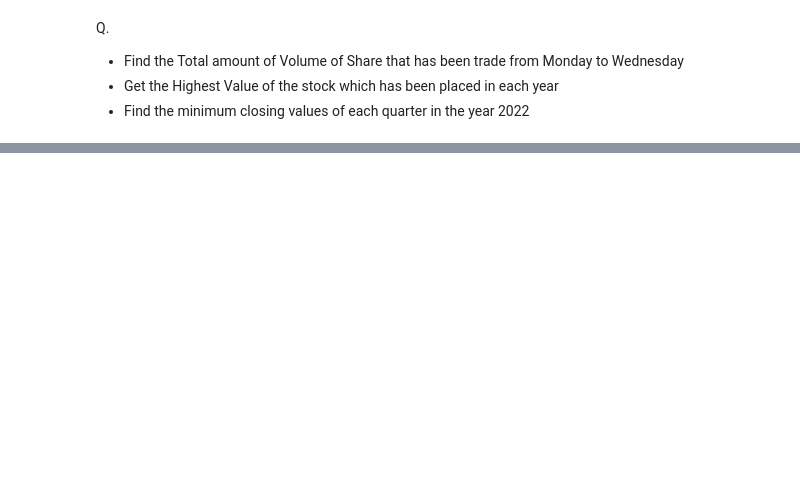
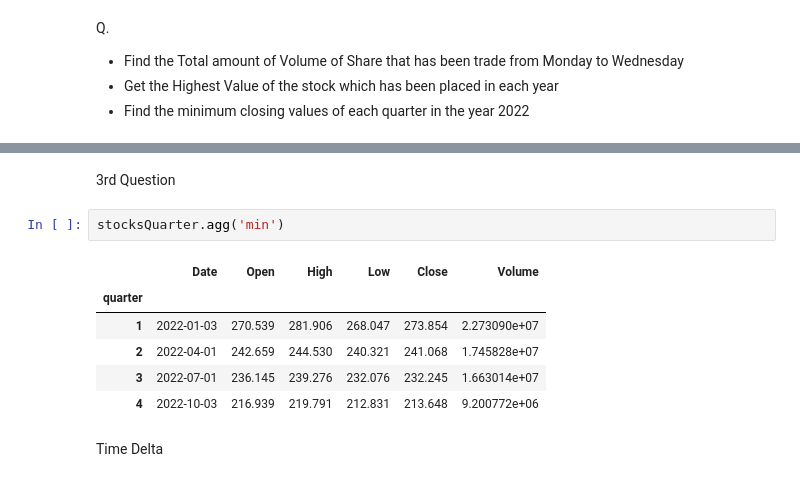
Before and after one commit to ShashankRajSara/Data-Engineering, a Jupyter notebook: Python/pandas.ipynb, the cells around one changed output, grey strips where cells are left out. Cells and saved outputs as stored; diff of their text form; blank space fills up the shorter version.

```diff
--- a/Python/pandas.ipynb
+++ b/Python/pandas.ipynb
@@ -2240,0 +2243,13 @@ Q.
+# %% [markdown]
+3rd Question
+# %%
+stocksQuarter.agg('min')
+# %% [output]
+|  | Date | Open | High | Low | Close | Volume |
+| quarter |  |  |  |  |  |  |
+| 1 | 2022-01-03 | 270.539 | 281.906 | 268.047 | 273.854 | 2.273090e+07 |
+| 2 | 2022-04-01 | 242.659 | 244.530 | 240.321 | 241.068 | 1.745828e+07 |
+| 3 | 2022-07-01 | 236.145 | 239.276 | 232.076 | 232.245 | 1.663014e+07 |
+| 4 | 2022-10-03 | 216.939 | 219.791 | 212.831 | 213.648 | 9.200772e+06 |
+# %% [markdown]
+Time Delta
```
Also changed, not shown: parts of 18 cells of this notebook, 4 other files.
